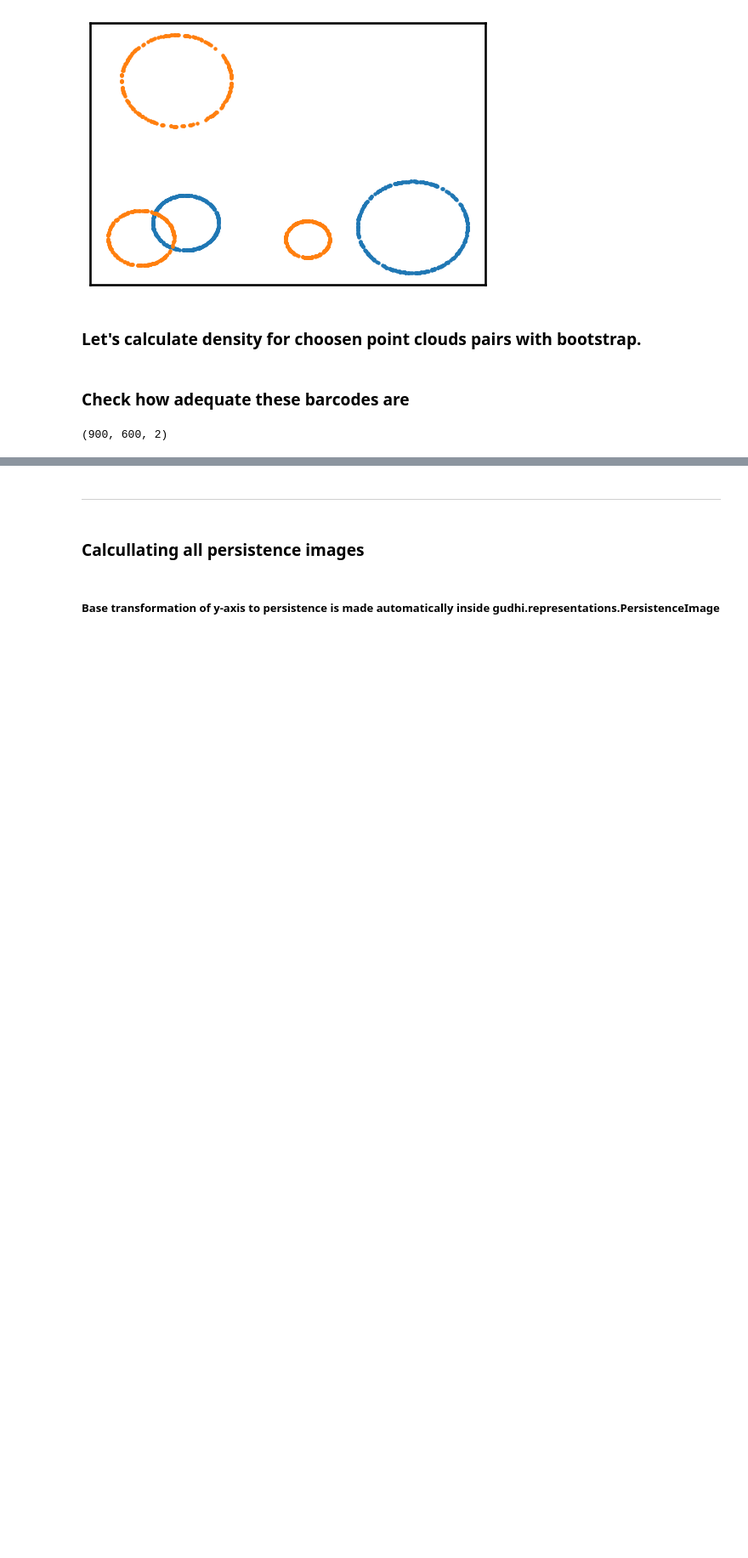
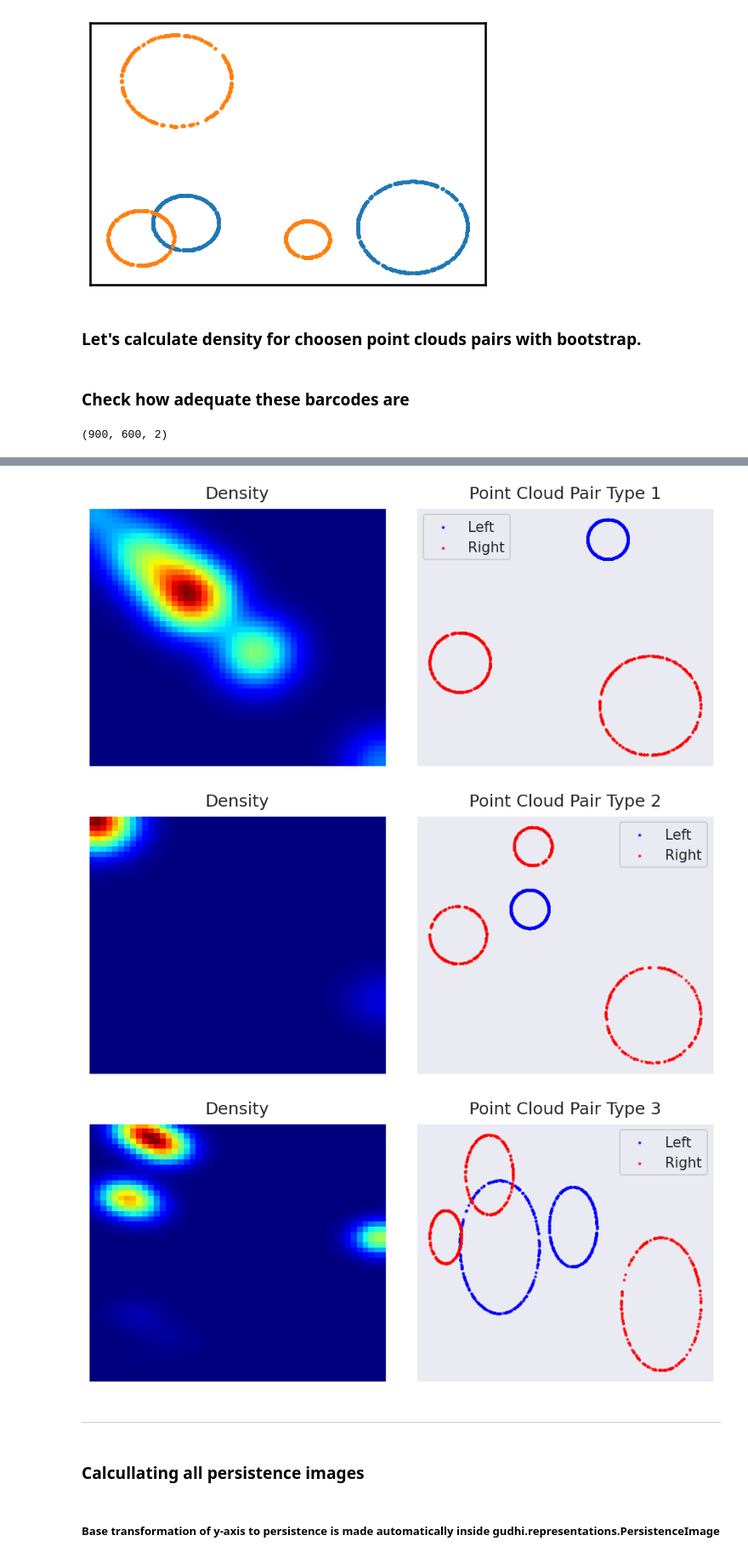
Before and after one commit to Verdangeta/TDA_experiments, a Jupyter notebook: Cross_RipsNet.ipynb, the cells around one changed output, grey strips where cells are left out. Shown at 85% size. Saved outputs shown, nothing was run; the diff lists cells and outputs as text; code cells hidden in the pictures; blank space fills up the shorter version.

```diff
--- a/Cross_RipsNet.ipynb
+++ b/Cross_RipsNet.ipynb
@@ -207,3 +216,34 @@ for i in range(5):
+# %%
+for i in range(3):
+    # Создаем отдельную фигуру для каждой пары
+    fig = plt.figure(figsize=(12, 5))
+    gs = gridspec.GridSpec(1, 2, width_ratios=[1, 1], wspace=0.1)
+
+    # График Persistence surface (слева)
+    ax = plt.subplot(gs[0])
+    img = ax.imshow(np.flip(np.reshape(PI_3_all[i], [50, 50]), 0), cmap='jet', aspect='auto')
+    ax.set_title('Density', fontsize=18, pad=10)
+    ax.set_xticks([])
+    ax.set_yticks([])
+
+    # График Point clouds (справа)
+    ax = plt.subplot(gs[1])
+    scatter1 = ax.scatter(data_train[indexes[i][0], :, 0], data_train[indexes[i][0], :, 1],
+                          s=3, label="Left", color='blue', alpha=0.7)
+    scatter2 = ax.scatter(data_train[indexes[i][1], :, 0], data_train[indexes[i][1], :, 1],
+                          s=3, label="Right", color='red', alpha=0.7)
+    ax.set_title(f'Point Cloud Pair Type {i+1}', fontsize=18, pad=10)
+    ax.set_xticks([])
+    ax.set_yticks([])
+    ax.grid(True, linestyle='--', alpha=0.6)
+    ax.legend(fontsize="small", loc='best', framealpha=0.9)
+
+    plt.tight_layout()
+    plt.show()
+# %% [output]
+[figure, added]
+[figure, added]
+[figure, added]
 # %% [markdown]
 ---
 # %% [markdown]
```
Also changed, not shown: parts of 11 cells of this notebook, 3 other files.
